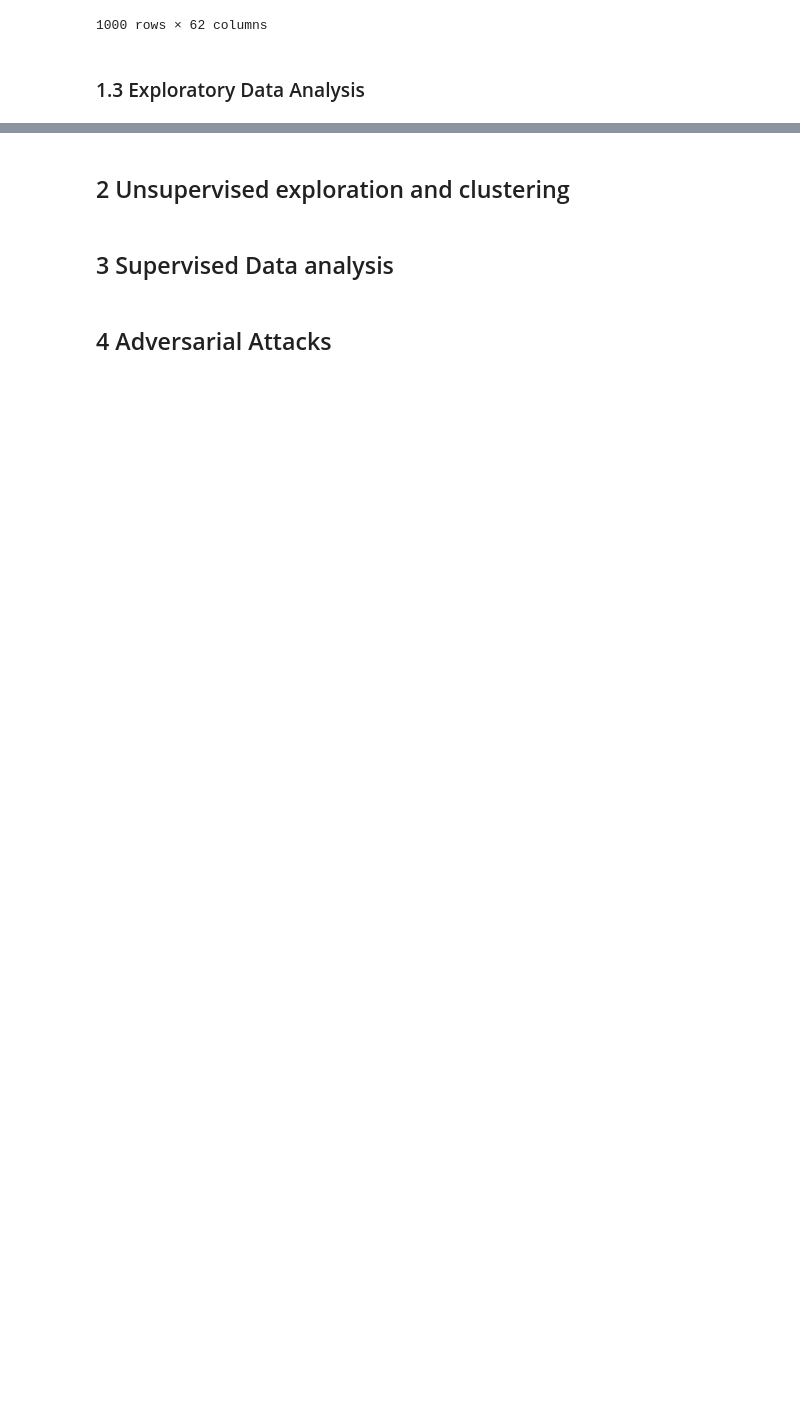
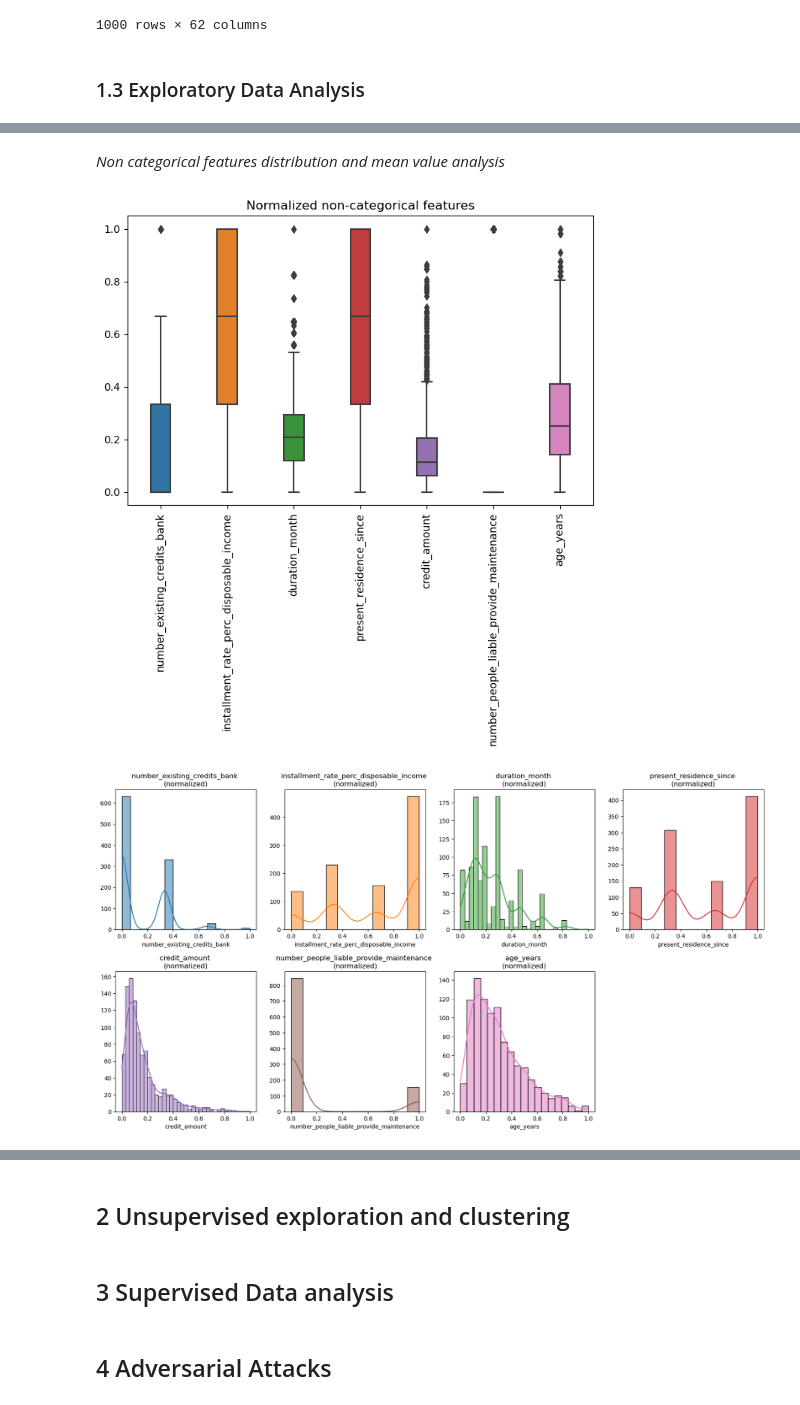
Before and after one commit to RisingZero/ml4n-23-adversarial-attacks, a Jupyter notebook: project.ipynb, the cells around one changed output, grey strips where cells are left out. Saved outputs shown, nothing was run; the diff lists cells and outputs as text; code cells hidden in the pictures; blank space fills up the shorter version.

Commit message:
some plots :D

```diff
--- a/project.ipynb
+++ b/project.ipynb
@@ -81,6 +98,7 @@ categorical_features = [
     "telephone",
     "foreign_worker"
 ]
+non_categorical_features = list(set(columns).difference(categorical_features + ['label']))
 
 df_processed = df.copy()
 enc = OneHotEncoder()
@@ -118,0 +157,21 @@ X_train, X_test, y_train, y_test = train_test_split(
+# %% [markdown]
+_Non categorical features distribution and mean value analysis_
+# %%
+plt.figure(figsize=(8,5))
+sns.boxplot(df_processed.loc[:,non_categorical_features], width=0.3)
+plt.title('Normalized non-categorical features')
+plt.xticks(rotation=90)
+plt.show()
+
+fig, axs = plt.subplots(2,4, figsize=(20,10))
+for i, col in enumerate(non_categorical_features):
+    ax = axs[i // 4][i % 4]
+    sns.histplot(df_processed.loc[:,col], ax=ax, kde=True, color=sns.color_palette()[i])
+    ax.set_title(f"{col} \n(normalized)")
+    ax.set_ylabel("")
+axs[1][3].remove()
+plt.subplots_adjust(hspace=0.3)
+plt.show()
+# %% [output]
+[figure, added]
+[figure, added]
```
Also changed, not shown: parts of 4 cells of this notebook.
